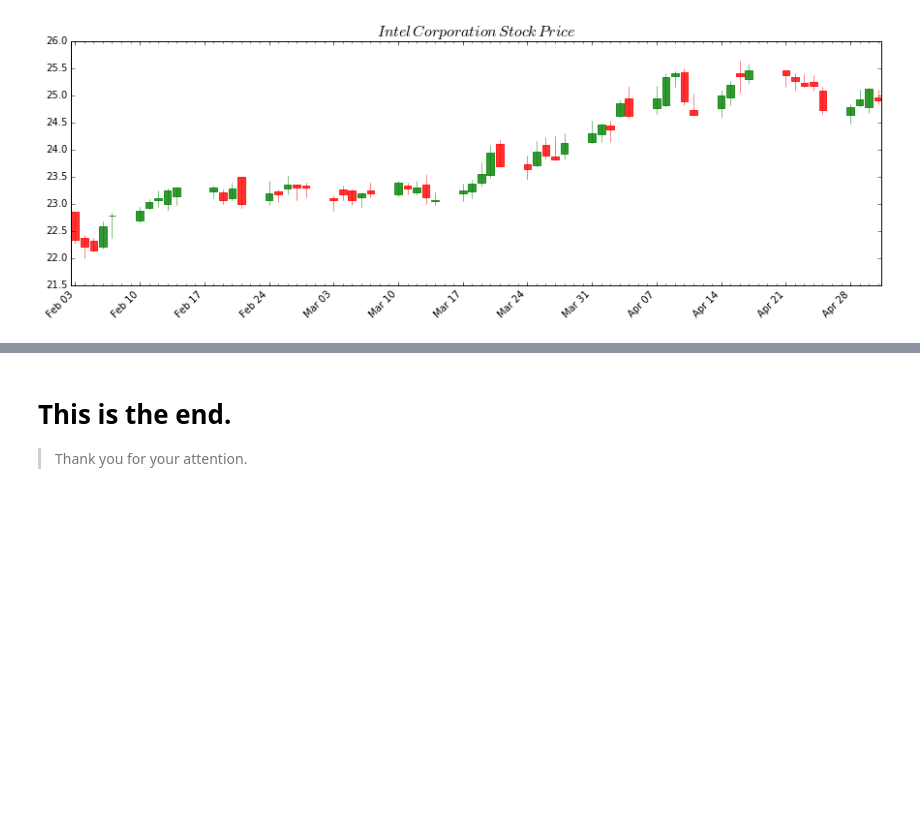
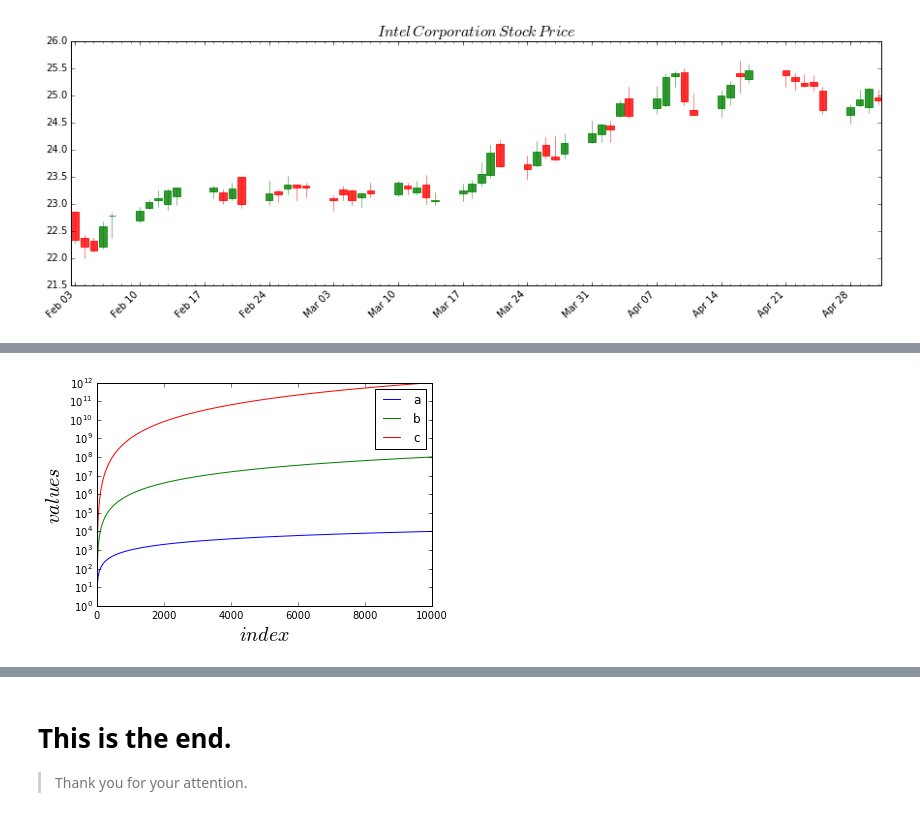
Before and after one commit to SocratesClub/cjc, a Jupyter notebook: code/03.python_intro.ipynb, the cells around one changed output, grey strips where cells are left out. Saved outputs shown, nothing was run; the diff lists cells and outputs as text; code cells hidden in the pictures; blank space fills up the shorter version.

```diff
--- a/code/03.python_intro.ipynb
+++ b/code/03.python_intro.ipynb
@@ -792,3 +826,6 @@ fig.subplots_adjust(bottom=0.2)
 plt.show()
 # %% [output]
 [figure]
+# %%
+df = pd.read_csv('/Users/chengjun/github/cjc/data/data_write_to_file.txt', sep = '\t', names = ['a', 'b', 'c'])
+df[:5]
@@ -794,0 +839,8 @@ plt.show()
+# %%
+df.plot.line()
+plt.yscale('log')
+plt.ylabel('$values$', fontsize = 20)
+plt.xlabel('$index$', fontsize = 20)
+plt.show()
+# %% [output]
+[figure, added]
```
Also changed, not shown: parts of 27 cells of this notebook, 34 other files.
